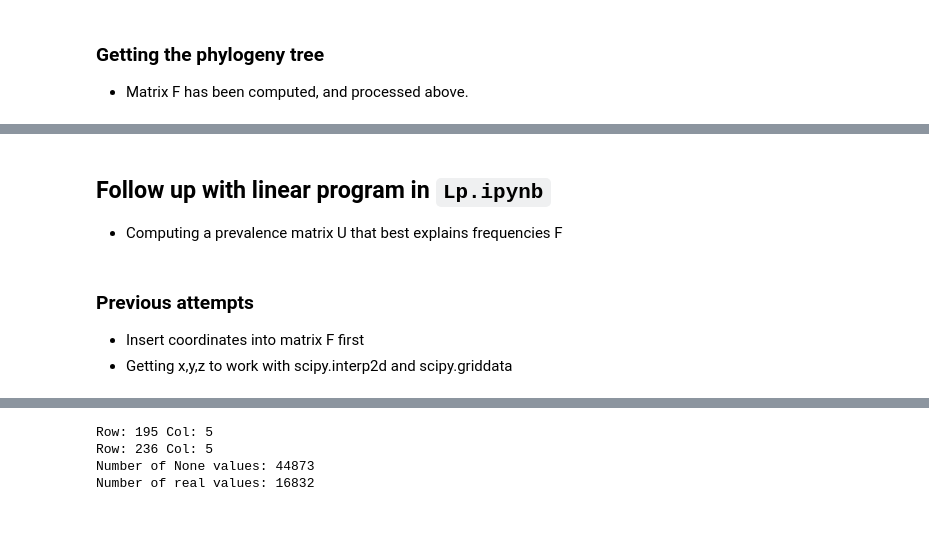
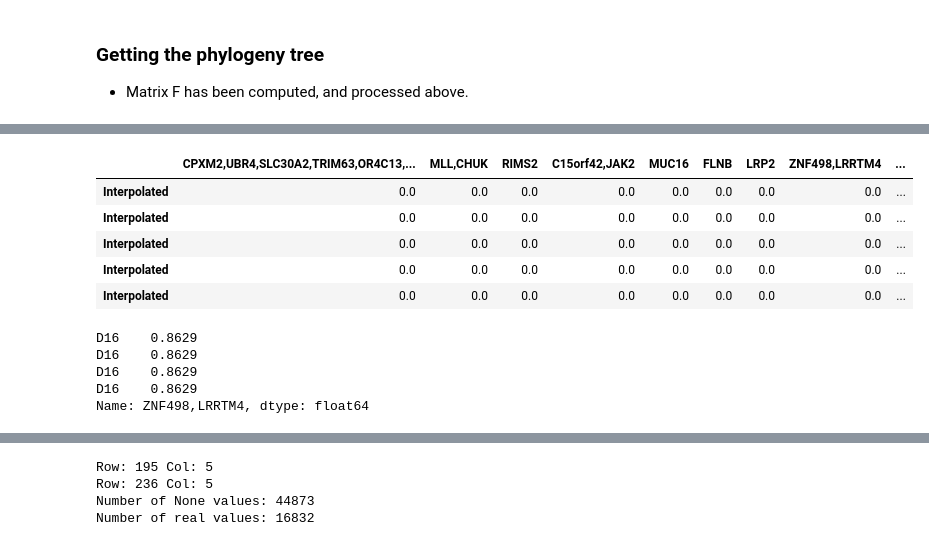
Before and after one commit to elkebir-group/ClonArch, a Jupyter notebook: data/data_prep.ipynb, the cells around one changed output, grey strips where cells are left out. Cells and saved outputs as stored; diff of their text form; code cells hidden in the pictures.

```diff
--- a/data/data_prep.ipynb
+++ b/data/data_prep.ipynb
@@ -11,7 +11,7 @@ Data preprocessing:
 * Remove starred sample names (but retain them in a seperate array named `stars`)
 # %%
 pnas = pandas.ExcelFile("pnas.1519556112.xlsx")
-S3 = pnas.parse('s3')
+S3 = pnas.parse('s3_fill')
 S3 = S3.set_index('Site')
 
 for col in S3:
@@ -692,12 +703,11 @@ for node in tree:
     keys = []
     label = ""
     tempDf = pandas.DataFrame()
+
     # there is a pair
     if type(node) == tuple:
-        tempDf = df[node[0]]
-        label = node[0] + ","
-        keys.append(node[0])
-        for i in range(1,len(node)):
+        tempDf = 0
+        for i in range(0,len(node)):
             mut = node[i]
             label += mut + ","
             keys.append(mut)
@@ -705,6 +715,7 @@ for node in tree:
         tempDf /= len(node)
         label = label[:-1]
         idxToLabel[colIdx] = keys
+
     else:
         tempDf = df[node]
         label = node
@@ -938,8 +789,20 @@ dff.to_csv('avgThenInterpolateMatrixF.csv', index=False, sep=',', header=True)
-# %% [markdown]
-## Follow up with linear program in `Lp.ipynb`
-* Computing a prevalence matrix U that best explains frequencies F
-# %% [markdown]
-### Previous attempts
-
-* Insert coordinates into matrix F first
-* Getting x,y,z to work with scipy.interp2d and scipy.griddata
+# %%
+averageDfLabels.head()
+# %% [output]
+|  | CPXM2,UBR4,SLC30A2,TRIM63,OR4C13,... | MLL,CHUK | RIMS2 | C15orf42,JAK2 | MUC16 | FLNB | LRP2 | ZNF498,LRRTM4 | ... |
+| Interpolated | 0.0 | 0.0 | 0.0 | 0.0 | 0.0 | 0.0 | 0.0 | 0.0 | ... |
+| Interpolated | 0.0 | 0.0 | 0.0 | 0.0 | 0.0 | 0.0 | 0.0 | 0.0 | ... |
+| Interpolated | 0.0 | 0.0 | 0.0 | 0.0 | 0.0 | 0.0 | 0.0 | 0.0 | ... |
+| Interpolated | 0.0 | 0.0 | 0.0 | 0.0 | 0.0 | 0.0 | 0.0 | 0.0 | ... |
+| Interpolated | 0.0 | 0.0 | 0.0 | 0.0 | 0.0 | 0.0 | 0.0 | 0.0 | ... |
+# %%
+# Sanity check after averaging mutation clusters:
+# ZNF498,LRRTM4 at D16 should be: (0.393512*2+0.469388*2)/2 = 0.8629
+
+averageDfLabels['ZNF498,LRRTM4']['D16']
+# %% [output]
+D16    0.8629
+D16    0.8629
+D16    0.8629
+D16    0.8629
+Name: ZNF498,LRRTM4, dtype: float64
```
Also changed, not shown: parts of 54 cells of this notebook, 22 other files.
